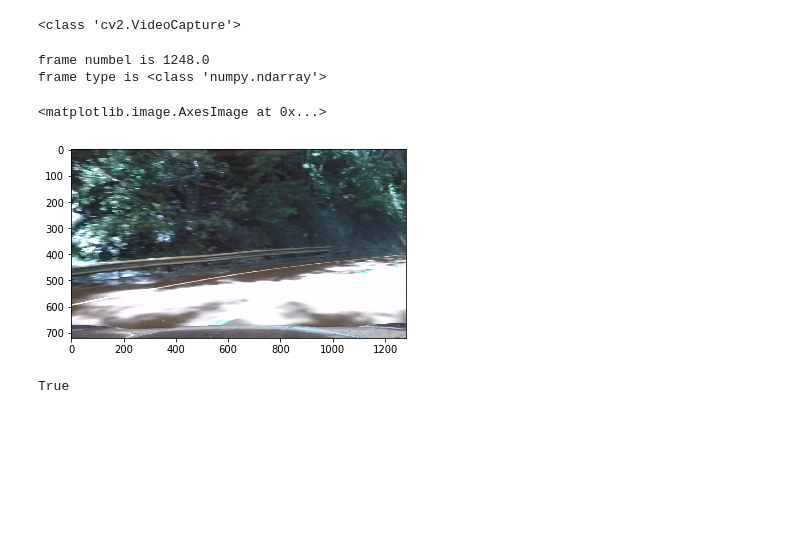
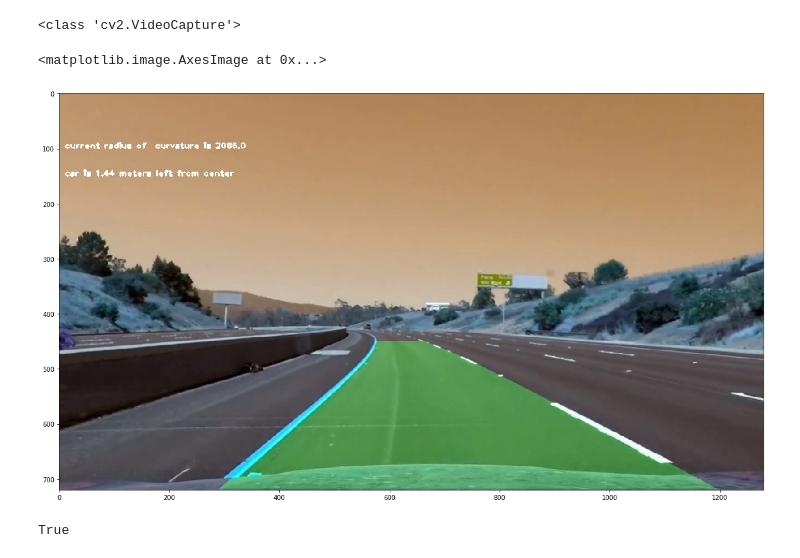
Before and after one commit to lexavtanke/CarND-Advanced-Lane-Lines, a Jupyter notebook: create_test_images.ipynb, the cells around one changed output. Saved outputs shown, nothing was run; the diff lists cells and outputs as text; code cells hidden in the pictures; blank space fills up the shorter version.

Commit message:
add images

```diff
--- a/create_test_images.ipynb
+++ b/create_test_images.ipynb
@@ -4,7 +4,7 @@ import numpy as np
 import matplotlib.pyplot as plt
 # %%
 #set video file
-video_name = "harder_challenge_video.mp4"
+video_name = "project_output.mp4"
 
 #Open the video file
 cap = cv2.VideoCapture(video_name)
@@ -12,22 +12,20 @@ print(type(cap))
 # %% [output]
 <class 'cv2.VideoCapture'>
 # %%
-n_time = 41.6 # time of the frame in seconds
+n_time = 0.1# time of the frame in seconds
 show_time  = n_time * 1000 # set time in miliseconds
 
 #The first argument of cap.set(), number 0 defines that parameter for setting the frame selection in miliseconds.
 # number 0 means CV_CAP_PROP_POS_MSEC Current position of the video file in milliseconds.
 #The second argument defines the frame number in miliseconds
 cap.set(0,show_time);
 
 #Read the next frame from the video. If you set frame 749 above then the code will return the last frame.
 ret, frame = cap.read()
 # colors are wrong because of the another colos-space as we read img by cv2 not matplot but it does not matter
-plt.figure()
+plt.figure(figsize=(20,20))
 plt.imshow(frame)
 # %% [output]
-frame numbel is 1248.0
-frame type is <class 'numpy.ndarray'>
+<matplotlib.image.AxesImage at 0x...>
-<matplotlib.image.AxesImage at 0x...>
-[figure, old version]
+[figure, new version]
 # %%
```
Also changed, not shown: parts of 1 cell of this notebook, 4 other files.
